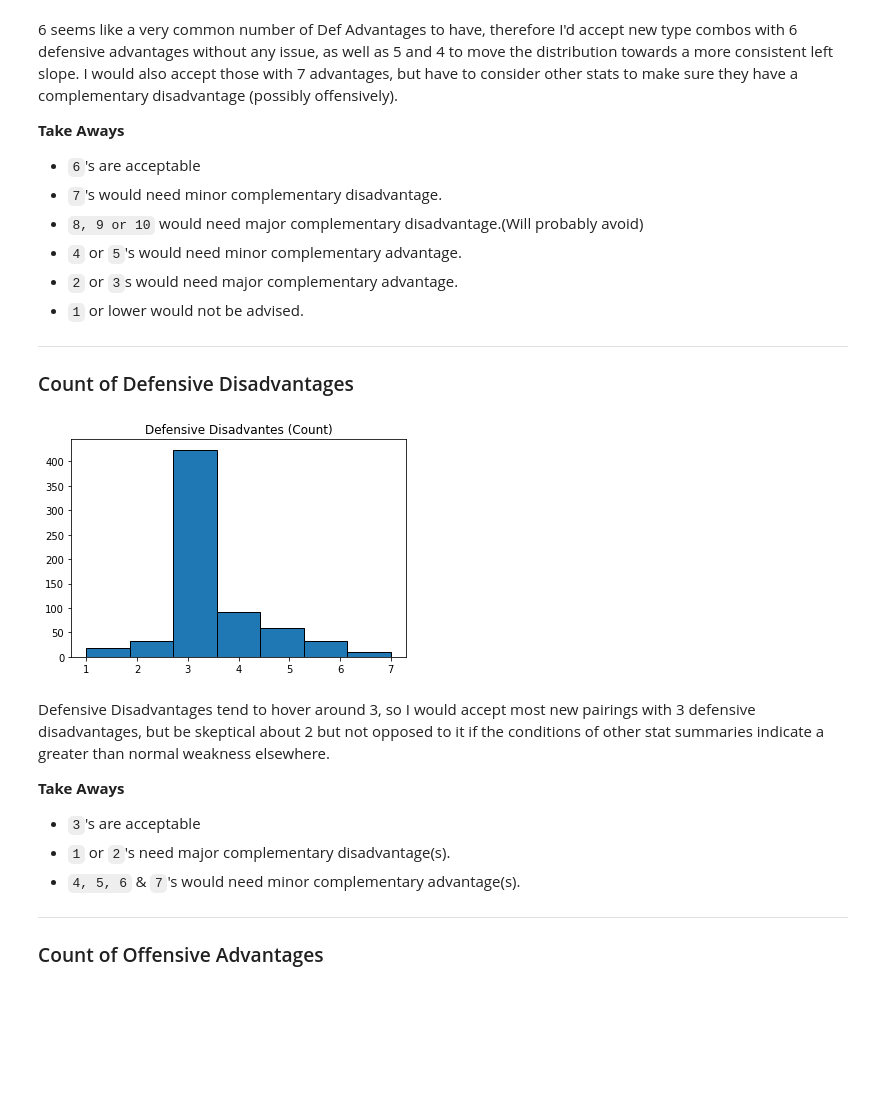
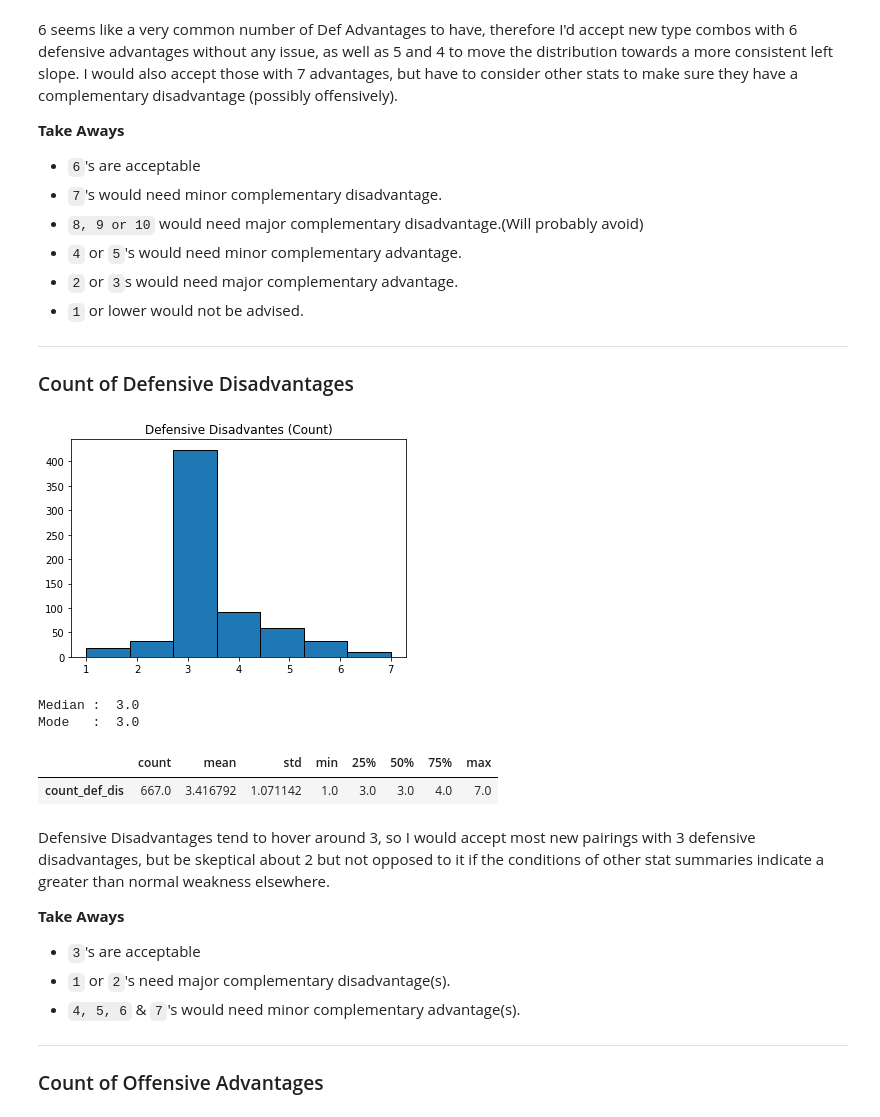
Before and after one commit to samuel-stack/The-Pokemon-Project, a Jupyter notebook: 4-Type-Investigation.ipynb, the cells around one changed output. Cells and saved outputs as stored; diff of their text form; code cells hidden in the pictures; blank space fills up the shorter version.

```diff
--- a/4-Type-Investigation.ipynb
+++ b/4-Type-Investigation.ipynb
@@ -372,12 +380,20 @@ plt.show()
 # %%
 plt.hist(pokemon3['count_def_dis'],
          ec = 'black',
          bins = int(pokemon3['count_def_dis'].max()))
 
 plt.title('Defensive Disadvantes (Count)')
 plt.show()
+
+print("Median : ",  pokemon3['count_def_dis'].median())
+print("Mode   : ", pokemon3['count_def_dis'].mode()[0])
+pokemon3[['count_def_dis']].describe().T
 # %% [output]
 [figure]
+Median :  3.0
+Mode   :  3.0
+|  | count | mean | std | min | 25% | 50% | 75% | max |
+| count_def_dis | 667.0 | 3.416792 | 1.071142 | 1.0 | 3.0 | 3.0 | 4.0 | 7.0 |
 # %% [markdown]
 Defensive Disadvantages tend to hover around 3, so I would accept most new pairings with 3 defensive disadvantages, but be skeptical about 2 but not opposed to it if the conditions of other stat summaries indicate a greater than normal weakness elsewhere.
 
```
Also changed, not shown: parts of 10 cells of this notebook, 7 other files.
